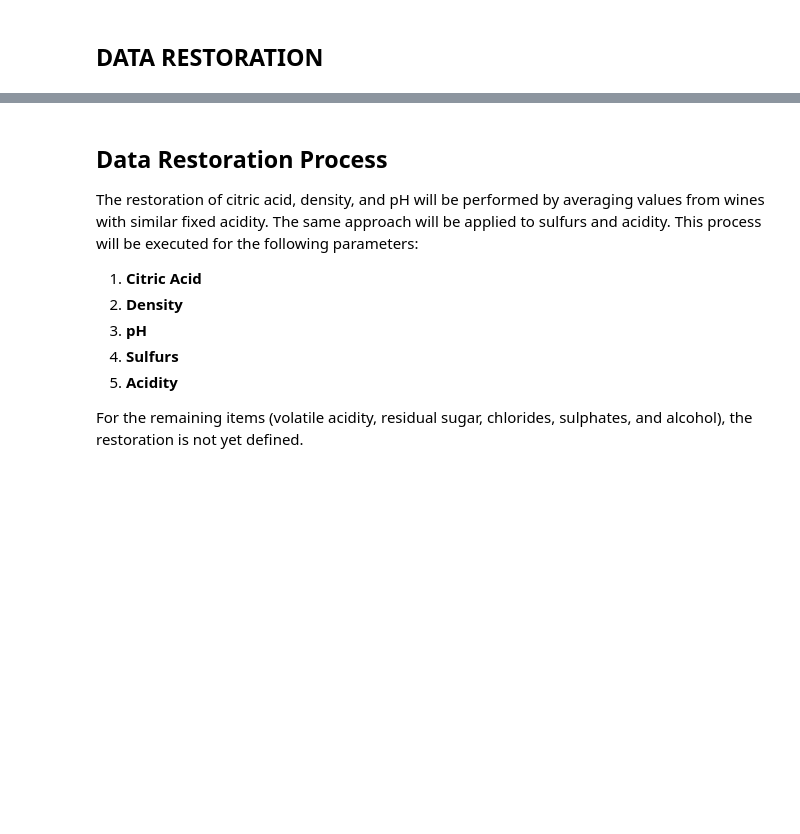
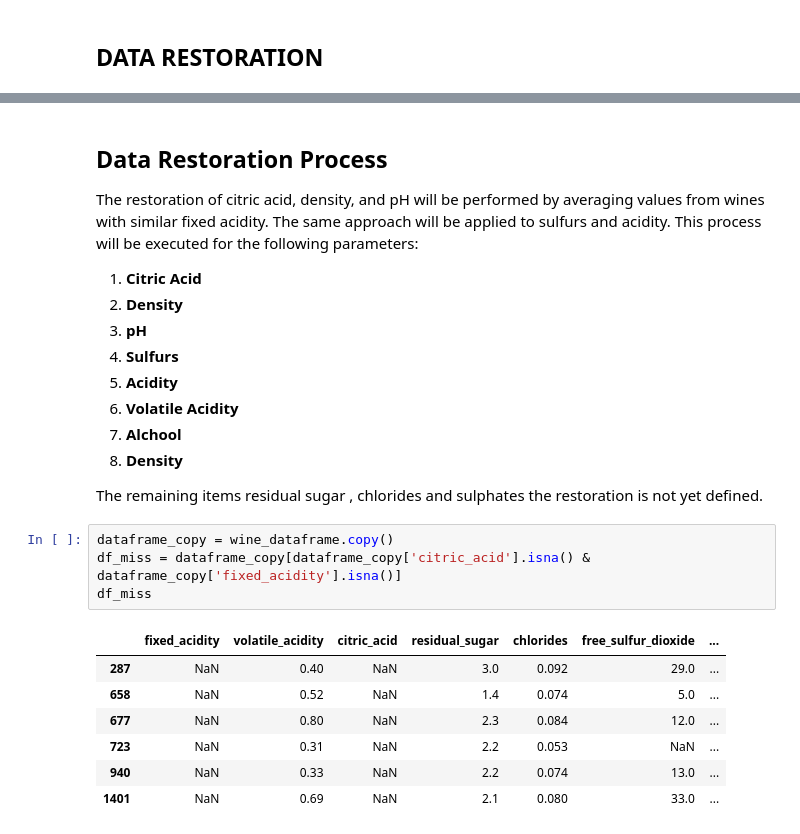
Before and after one commit to gonarec/WineDetector_Python_Project, a Jupyter notebook: Project.ipynb, the cells around one changed output, grey strips where cells are left out. Drawn from its saved outputs; the diff is of its cells as text; blank space fills up the shorter version.

```diff
--- a/Project.ipynb
+++ b/Project.ipynb
@@ -73,5 +75,20 @@ The restoration of citric acid, density, and pH will be performed by averaging v
 3. **pH**
 4. **Sulfurs**
 5. **Acidity**
+6. **Volatile Acidity**
+7. **Alchool**
+8. **Density**
 
-For the remaining items (volatile acidity, residual sugar, chlorides, sulphates, and alcohol), the restoration is not yet defined.
+The remaining items residual sugar , chlorides and sulphates the restoration is not yet defined.
+# %%
+dataframe_copy = wine_dataframe.copy()
+df_miss = dataframe_copy[dataframe_copy['citric_acid'].isna() & dataframe_copy['fixed_acidity'].isna()]
+df_miss
+# %% [output]
+|  | fixed_acidity | volatile_acidity | citric_acid | residual_sugar | chlorides | free_sulfur_dioxide | ... |
+| 287 | NaN | 0.40 | NaN | 3.0 | 0.092 | 29.0 | ... |
+| 658 | NaN | 0.52 | NaN | 1.4 | 0.074 | 5.0 | ... |
+| 677 | NaN | 0.80 | NaN | 2.3 | 0.084 | 12.0 | ... |
+| 723 | NaN | 0.31 | NaN | 2.2 | 0.053 | NaN | ... |
+| 940 | NaN | 0.33 | NaN | 2.2 | 0.074 | 13.0 | ... |
+| 1401 | NaN | 0.69 | NaN | 2.1 | 0.080 | 33.0 | ... |
```
Also changed, not shown: parts of 6 cells of this notebook.
